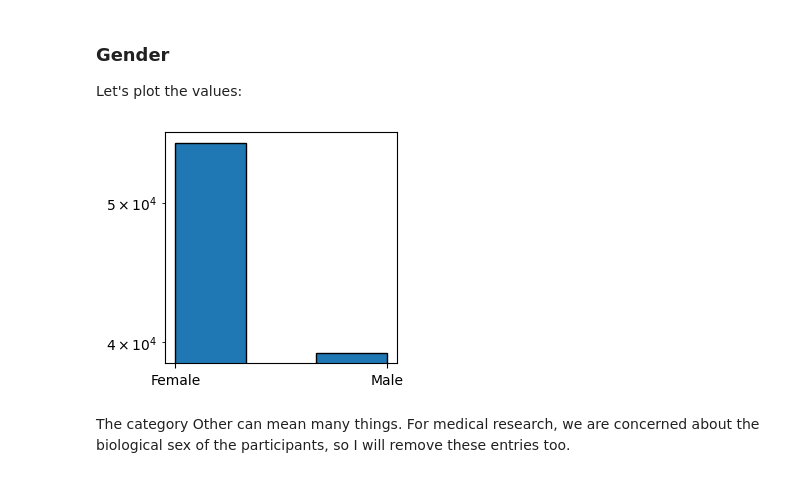
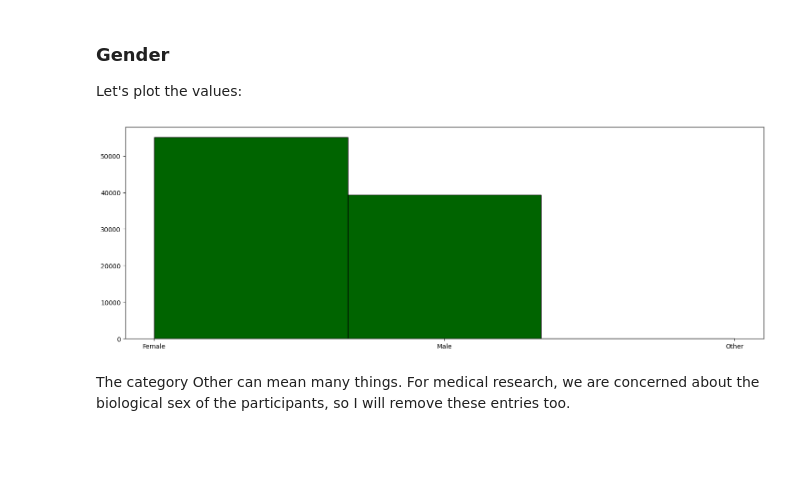
Before and after one commit to nemkin/matstat-diabetes, a Jupyter notebook: diabetes.ipynb, the cells around one changed output. Saved outputs shown, nothing was run; the diff lists cells and outputs as text; code cells hidden in the pictures; blank space fills up the shorter version.

```diff
--- a/diabetes.ipynb
+++ b/diabetes.ipynb
@@ -268,12 +272,13 @@ df = df[df['age'] < 80]
 Let's plot the values:
 # %%
 values = df['gender']
-counts, bins, _ = plt.hist(values, bins=3, edgecolor='black')
-plt.yscale('log')
-plt.gcf().set_size_inches(3, 3)
+num_bins = values.nunique()
+counts, bins, _ = plt.hist(values, bins=num_bins, color='darkgreen', edgecolor='black')
+
+plt.gcf().set_size_inches(18, 6)
 plt.show()
 # %% [output]
-[figure, old version]
+[figure, new version]
 # %% [markdown]
 The category Other can mean many things. For medical research, we are concerned about the biological sex of the participants, so I will remove these entries too.
 # %%
```
Also changed, not shown: parts of 31 cells of this notebook.
